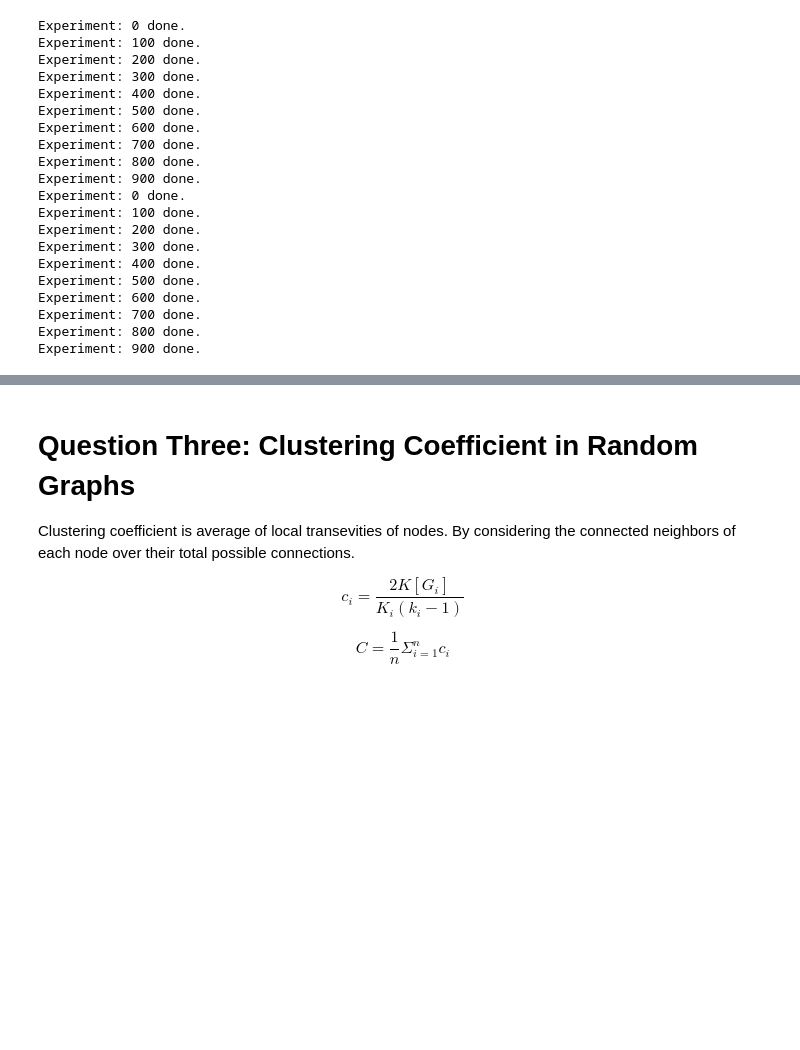
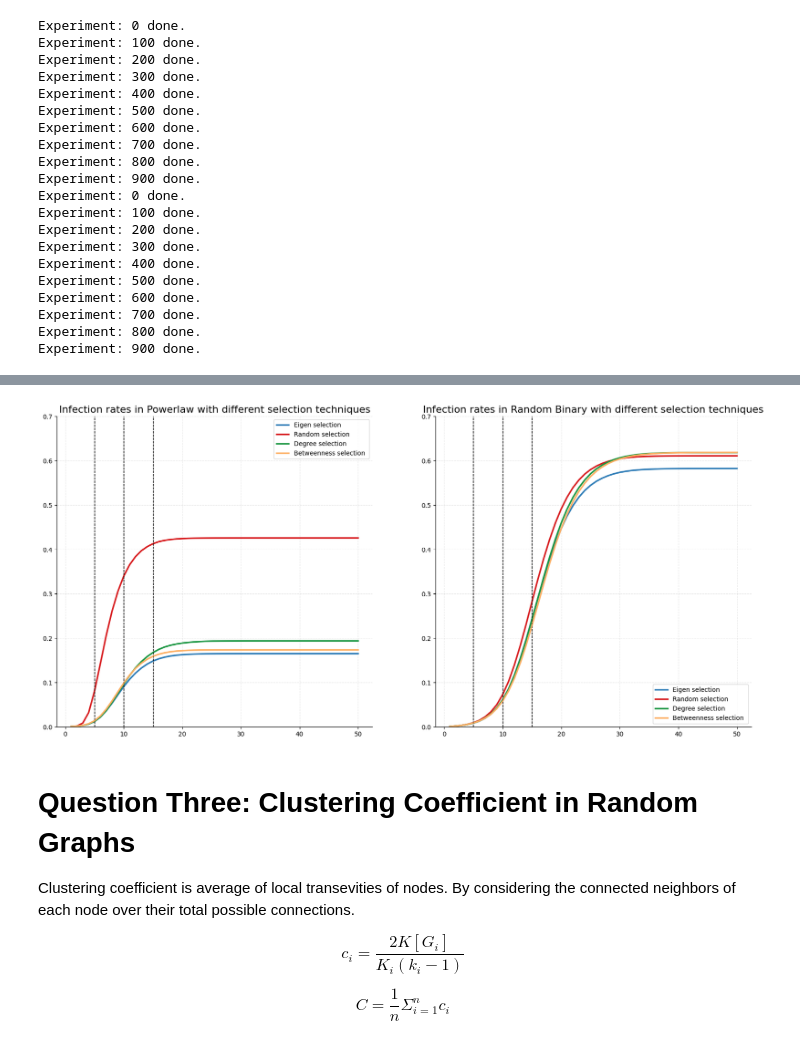
Before and after one commit to romgou74/Networks-Graded-Lab, a Jupyter notebook: Lab6 - Notebook.ipynb, the cells around one changed output, grey strips where cells are left out. Cells and saved outputs as stored; diff of their text form; code cells hidden in the pictures; blank space fills up the shorter version.

```diff
--- a/Lab6 - Notebook.ipynb
+++ b/Lab6 - Notebook.ipynb
@@ -393,3 +488,44 @@ Average infection proportion at t = 15
+# %%
+# Graph of infection in two groups through time
+
+plt.rcParams.update({
+    'font.family': 'sans-serif',
+    'axes.spines.top': False,
+    'axes.spines.right': False,
+    'axes.grid': True,
+    'grid.alpha': 0.3,
+    'grid.linestyle': '--',
+})
+
+colors = ['#2c7bb6', '#d7191c', '#1a9641', '#fdae61']
+dicts = [average_states_50_plG_dict,average_states_50_rG_dict]
+graph_name = ["Powerlaw",'Random Binary']
+
+fig, ax  = plt.subplots(1,2, figsize= (20,9))
+for j in range(2):
+    dict = dicts[j]
+    for i in range(4):
+        selection = selection_strategy[i]
+
+        ax[j].plot( range(1,51),
+                [n/N for _,n,_ in dict[selection]],
+            color=colors[i],
+            linewidth=2.5,
+            linestyle='-',
+            label=f'{selection} selection ',
+        )
+
+
+        ax[j].axvline(x=5, color='black', linestyle='--', linewidth=1, alpha = 0.5 )
+        ax[j].axvline(x=15, color='black', linestyle='--', linewidth=1, alpha = 0.5 )
+        ax[j].axvline(x=10, color='black', linestyle='--', linewidth=1, alpha = 0.5 )
+
+        ax[j].set_title(f'Infection rates in {graph_name[j]} with different selection techniques', fontsize=16)
+
+        ax[j].set_ylim((0,0.7))
+        ax[j].legend()
+# %% [output]
+[figure, added]
 # %% [markdown]
 # Question Three: Clustering Coefficient in Random Graphs
 
```
Also changed, not shown: parts of 3 cells of this notebook.
